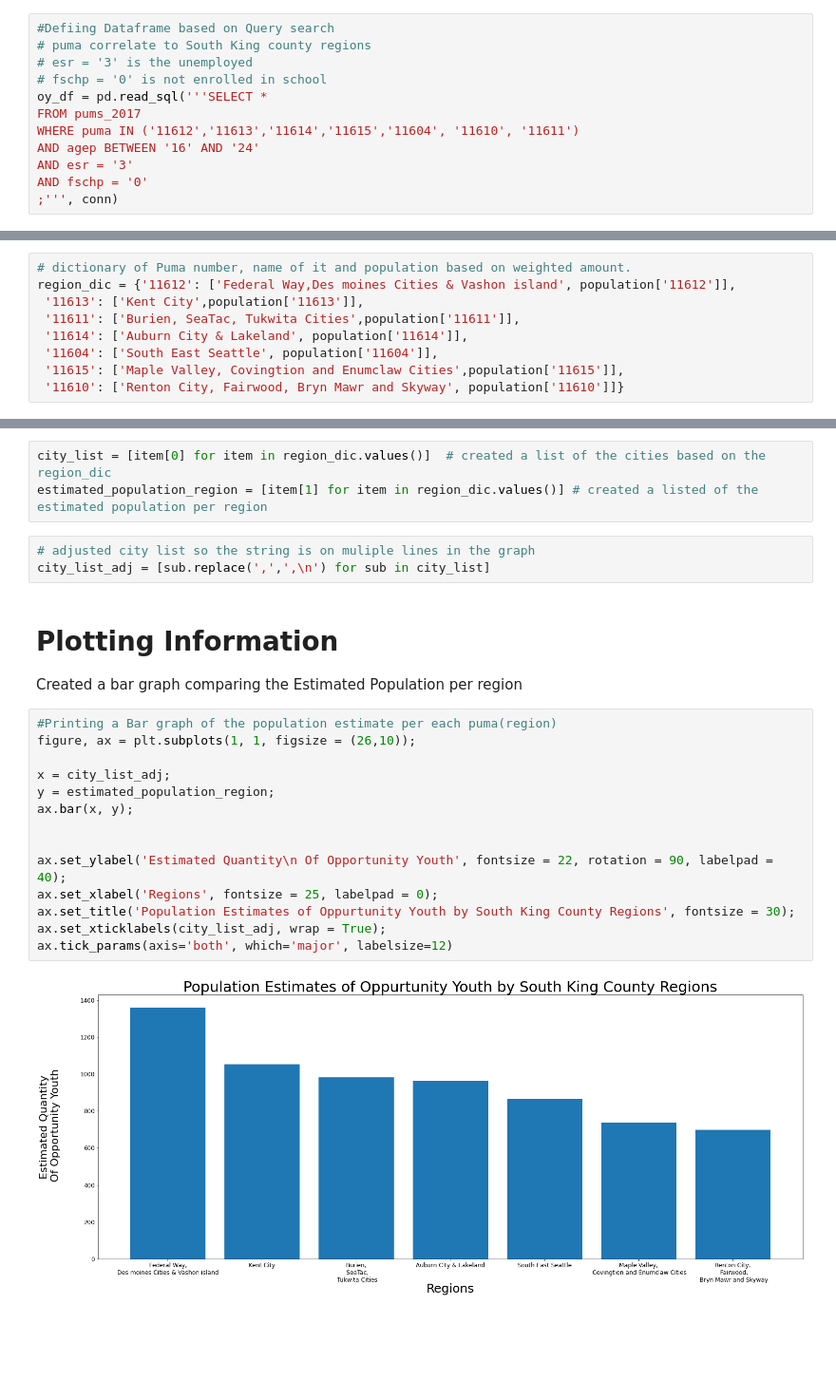
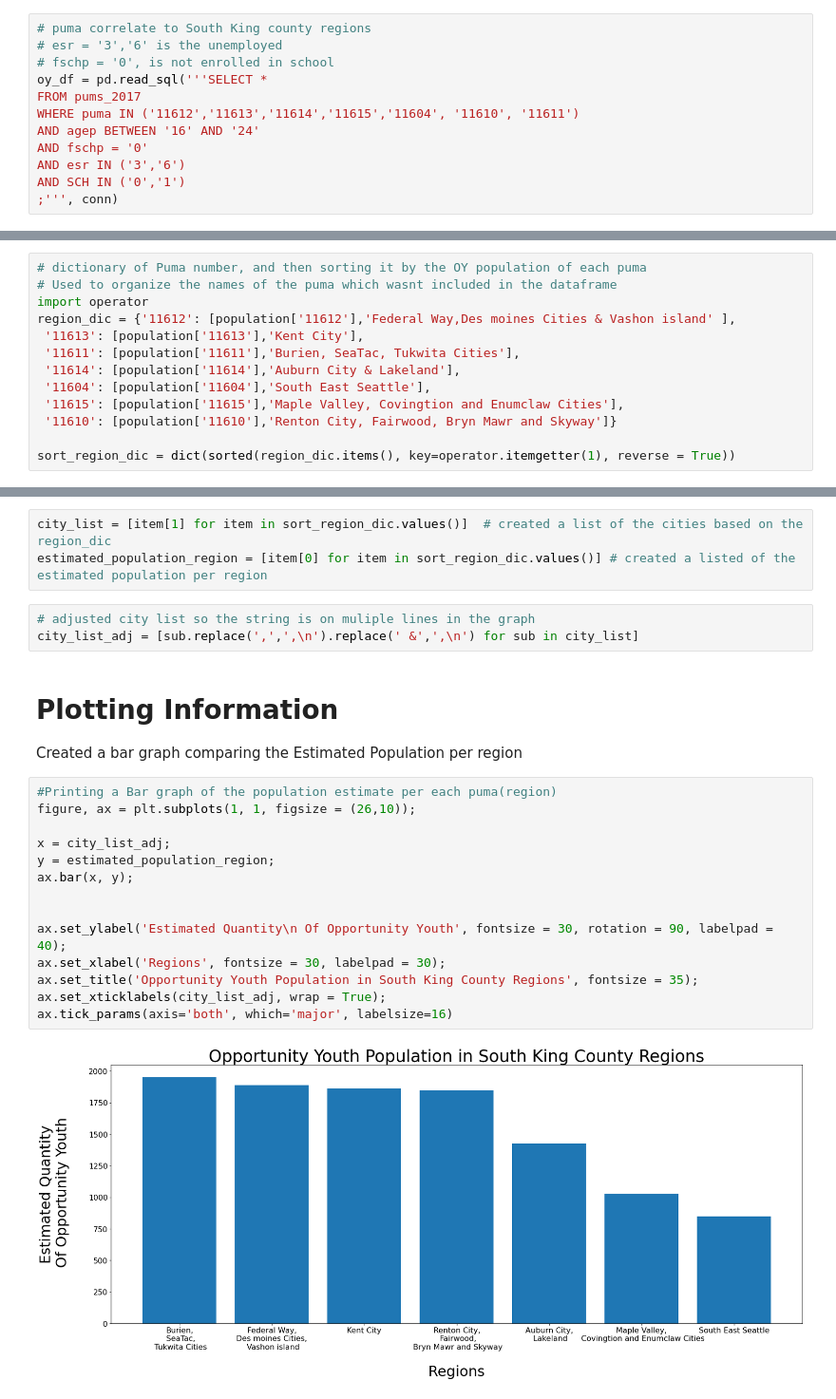
Before and after one commit to Caellwyn/south-king-county-opportunity-youth, a Jupyter notebook: notebooks/exploratory/Question2.ipynb, the cells around one changed output, grey strips where cells are left out. Shown at 95% size. Saved outputs shown, nothing was run; the diff lists cells and outputs as text; blank space fills up the shorter version.

Commit message:
Final update to youth population chart and graph. Included mark down. Added updated graphs and maps of them in Figures file

```diff
--- a/notebooks/exploratory/Question2.ipynb
+++ b/notebooks/exploratory/Question2.ipynb
@@ -22,16 +22,16 @@ conn = psycopg2.connect(dbname=DBNAME)
 <h1>Querying Data</h1>
 We chose Puma's based on the school districs that were shown in the 2016 Report: Auburn, Federal Way, Highline, Kent, Renton, (South) Seattle, and Tukwila was what the origonal data included. We filtered by Age, Job status, and school status based on the definition of oppurtunity youth.
 # %%
-#Defiing Dataframe based on Query search
 # puma correlate to South King county regions
-# esr = '3' is the unemployed
-# fschp = '0' is not enrolled in school
+# esr = '3','6' is the unemployed
+# fschp = '0', is not enrolled in school
 oy_df = pd.read_sql('''SELECT *
 FROM pums_2017
 WHERE puma IN ('11612','11613','11614','11615','11604', '11610', '11611')
 AND agep BETWEEN '16' AND '24'
-AND esr = '3'
 AND fschp = '0'
+AND esr IN ('3','6')
+AND SCH IN ('0','1')
 ;''', conn)
 # %% [markdown]
 <h1>Estimating Population of Opportunity Youth</h1>
@@ -46,9 +50,13 @@ estimated_population
 # %%
-# dictionary of Puma number, name of it and population based on weighted amount.
-region_dic = {'11612': ['Federal Way,Des moines Cities & Vashon island', population['11612']],
- '11613': ['Kent City',population['11613']],
- '11611': ['Burien, SeaTac, Tukwita Cities',population['11611']],
- '11614': ['Auburn City & Lakeland', population['11614']],
- '11604': ['South East Seattle', population['11604']],
- '11615': ['Maple Valley, Covingtion and Enumclaw Cities',population['11615']],
- '11610': ['Renton City, Fairwood, Bryn Mawr and Skyway', population['11610']]}
+# dictionary of Puma number, and then sorting it by the OY population of each puma
+# Used to organize the names of the puma which wasnt included in the dataframe
+import operator
+region_dic = {'11612': [population['11612'],'Federal Way,Des moines Cities & Vashon island' ],
+ '11613': [population['11613'],'Kent City'],
+ '11611': [population['11611'],'Burien, SeaTac, Tukwita Cities'],
+ '11614': [population['11614'],'Auburn City & Lakeland'],
+ '11604': [population['11604'],'South East Seattle'],
+ '11615': [population['11615'],'Maple Valley, Covingtion and Enumclaw Cities'],
+ '11610': [population['11610'],'Renton City, Fairwood, Bryn Mawr and Skyway']}
+
+sort_region_dic = dict(sorted(region_dic.items(), key=operator.itemgetter(1), reverse = True))
@@ -55,26 +65,26 @@ region_dic = {'11612': ['Federal Way,Des moines Cities & Vashon island', populat
 # %%
-city_list = [item[0] for item in region_dic.values()]  # created a list of the cities based on the region_dic
-estimated_population_region = [item[1] for item in region_dic.values()] # created a listed of the estimated population per region
+city_list = [item[1] for item in sort_region_dic.values()]  # created a list of the cities based on the region_dic
+estimated_population_region = [item[0] for item in sort_region_dic.values()] # created a listed of the estimated population per region
 # %%
 # adjusted city list so the string is on muliple lines in the graph
-city_list_adj = [sub.replace(',',',\n') for sub in city_list]
+city_list_adj = [sub.replace(',',',\n').replace(' &',',\n') for sub in city_list]
 # %% [markdown]
 <h1>Plotting Information</h1>
 Created a bar graph comparing the Estimated Population per region
 # %%
 #Printing a Bar graph of the population estimate per each puma(region)
 figure, ax = plt.subplots(1, 1, figsize = (26,10));
 
 x = city_list_adj;
 y = estimated_population_region;
 ax.bar(x, y);
 
 
-ax.set_ylabel('Estimated Quantity\n Of Opportunity Youth', fontsize = 22, rotation = 90, labelpad = 40);
-ax.set_xlabel('Regions', fontsize = 25, labelpad = 0);
-ax.set_title('Population Estimates of Oppurtunity Youth by South King County Regions', fontsize = 30);
+ax.set_ylabel('Estimated Quantity\n Of Opportunity Youth', fontsize = 30, rotation = 90, labelpad = 40);
+ax.set_xlabel('Regions', fontsize = 30, labelpad = 30);
+ax.set_title('Opportunity Youth Population in South King County Regions', fontsize = 35);
 ax.set_xticklabels(city_list_adj, wrap = True);
-ax.tick_params(axis='both', which='major', labelsize=12)
+ax.tick_params(axis='both', which='major', labelsize=16)
 # %% [output]
-[figure, old version]
+[figure, new version]
 # %%
```
Also changed, not shown: parts of 5 cells of this notebook, 3 other files.
